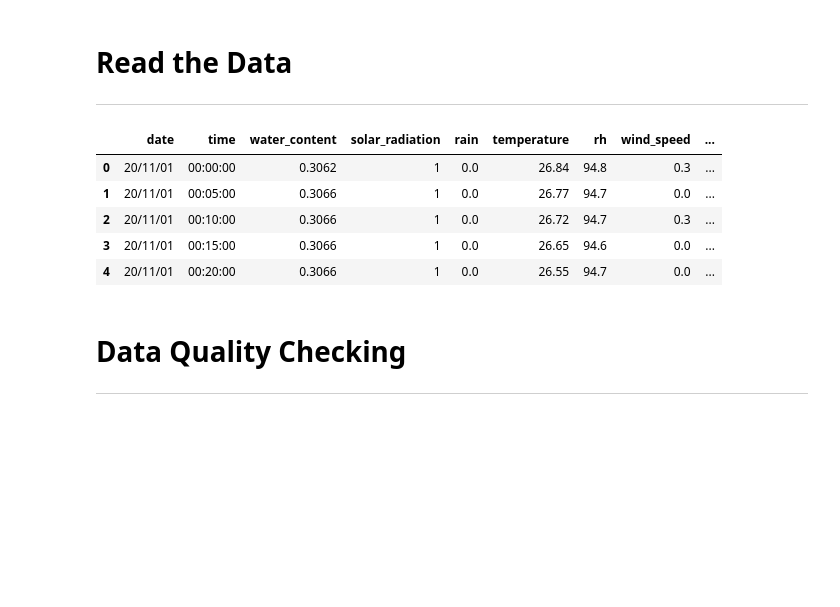
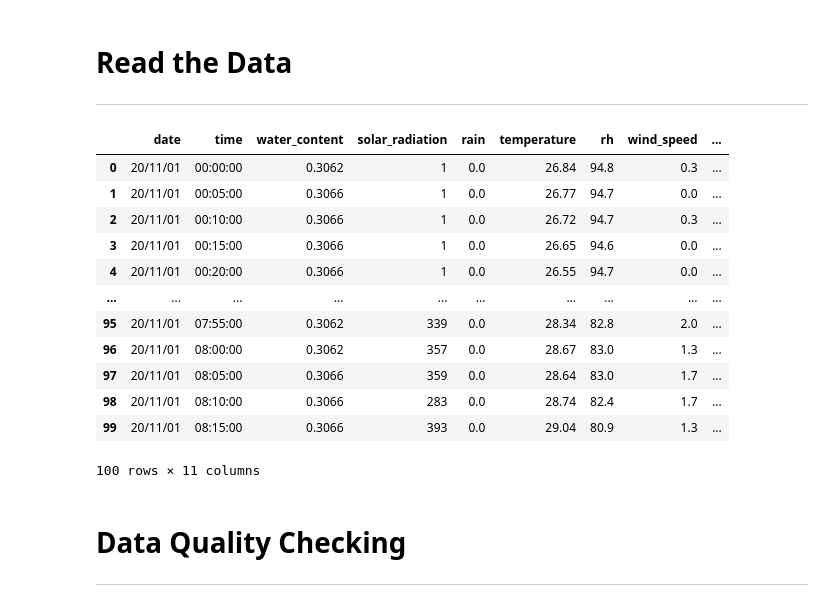
Before and after one commit to votanasrey/Cambodia_Weather_Forcasting_Prediction_With_Time_Series, a Jupyter notebook: modelings/phnompenh_datamodelling_votana.ipynb, the cells around one changed output. Cells and saved outputs as stored; diff of their text form; code cells hidden in the pictures; blank space fills up the shorter version.

```diff
--- a/modelings/phnompenh_datamodelling_votana.ipynb
+++ b/modelings/phnompenh_datamodelling_votana.ipynb
@@ -55,20 +55,27 @@ rcParams['figure.figsize'] = 10, 6
 # %%
 # specifying the path to csv files
 # change ur directory here based on pwd
 
 path = "/Users/votanasrey/Documents/Term10/ProjectII/Cambodia_Weather_Forcasting_Prediction_With_Time_Series/datasets/intermediate_layer/phnom_penh"
 
 # csv files in the path
 data = pd.read_csv(path + "/cleaned_dataset_phnom_penh.csv")
 data.drop("Unnamed: 0", axis=1, inplace=True)
-data.head()
+data.head(100)
 # %% [output]
 |  | date | time | water_content | solar_radiation | rain | temperature | rh | wind_speed | ... |
 | 0 | 20/11/01 | 00:00:00 | 0.3062 | 1 | 0.0 | 26.84 | 94.8 | 0.3 | ... |
 | 1 | 20/11/01 | 00:05:00 | 0.3066 | 1 | 0.0 | 26.77 | 94.7 | 0.0 | ... |
 | 2 | 20/11/01 | 00:10:00 | 0.3066 | 1 | 0.0 | 26.72 | 94.7 | 0.3 | ... |
 | 3 | 20/11/01 | 00:15:00 | 0.3066 | 1 | 0.0 | 26.65 | 94.6 | 0.0 | ... |
 | 4 | 20/11/01 | 00:20:00 | 0.3066 | 1 | 0.0 | 26.55 | 94.7 | 0.0 | ... |
+| ... | ... | ... | ... | ... | ... | ... | ... | ... | ... |
+| 95 | 20/11/01 | 07:55:00 | 0.3062 | 339 | 0.0 | 28.34 | 82.8 | 2.0 | ... |
+| 96 | 20/11/01 | 08:00:00 | 0.3062 | 357 | 0.0 | 28.67 | 83.0 | 1.3 | ... |
+| 97 | 20/11/01 | 08:05:00 | 0.3066 | 359 | 0.0 | 28.64 | 83.0 | 1.7 | ... |
+| 98 | 20/11/01 | 08:10:00 | 0.3066 | 283 | 0.0 | 28.74 | 82.4 | 1.7 | ... |
+| 99 | 20/11/01 | 08:15:00 | 0.3066 | 393 | 0.0 | 29.04 | 80.9 | 1.3 | ... |
+100 rows × 11 columns
 # %% [markdown]
 # Data Quality Checking
 ***
```
Also changed, not shown: parts of 37 cells of this notebook.
